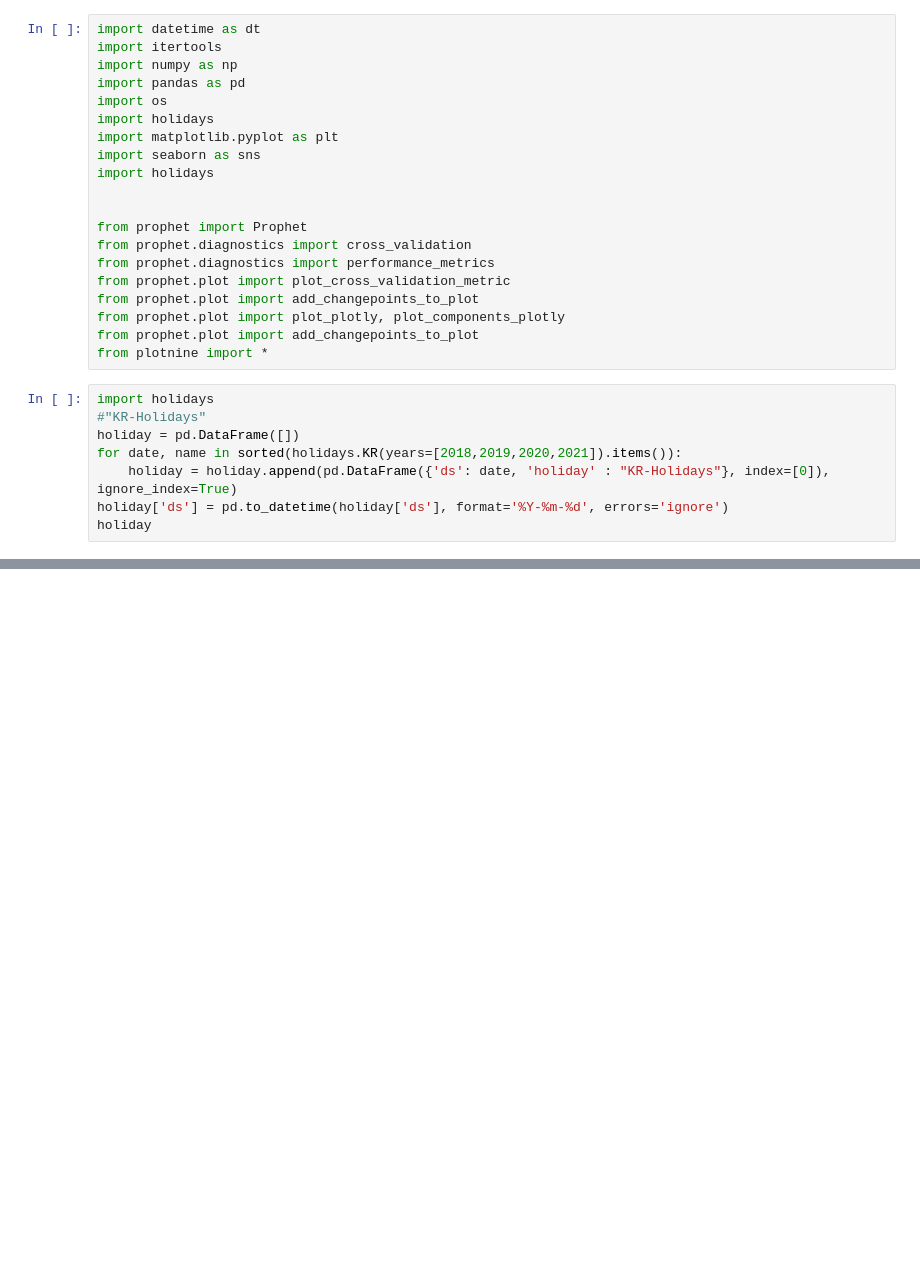
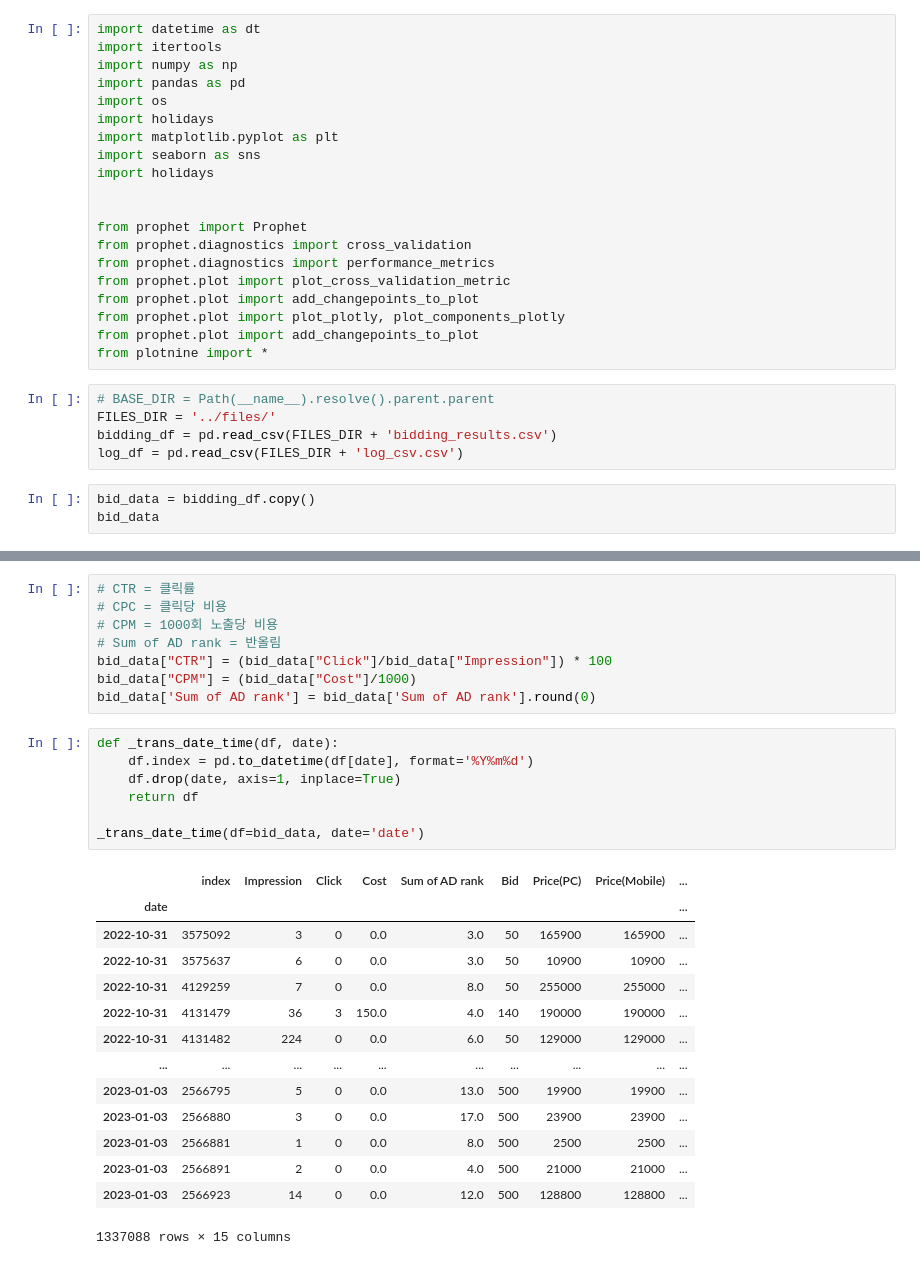
Before and after one commit to jaeseung11/A1_performance_factory_Aveners, a Jupyter notebook: sbk/Prophet_class.ipynb, the cells around one changed output, grey strips where cells are left out. Saved outputs shown, nothing was run; the diff lists cells and outputs as text; blank space fills up the shorter version.

```diff
--- a/sbk/Prophet_class.ipynb
+++ b/sbk/Prophet_class.ipynb
@@ -18,11 +18,11 @@ from prophet.plot import add_changepoints_to_plot
 from prophet.plot import plot_plotly, plot_components_plotly
 from prophet.plot import add_changepoints_to_plot
 from plotnine import *
-# %%
-import holidays
-#"KR-Holidays"
-holiday = pd.DataFrame([])
-for date, name in sorted(holidays.KR(years=[2018,2019,2020,2021]).items()):
-    holiday = holiday.append(pd.DataFrame({'ds': date, 'holiday' : "KR-Holidays"}, index=[0]), ignore_index=True)
-holiday['ds'] = pd.to_datetime(holiday['ds'], format='%Y-%m-%d', errors='ignore')
-holiday
+# %%
+# BASE_DIR = Path(__name__).resolve().parent.parent
+FILES_DIR = '../files/'
+bidding_df = pd.read_csv(FILES_DIR + 'bidding_results.csv')
+log_df = pd.read_csv(FILES_DIR + 'log_csv.csv')
+# %%
+bid_data = bidding_df.copy()
+bid_data
@@ -28,0 +43,30 @@ holiday
+# %%
+# CTR = 클릭률
+# CPC = 클릭당 비용
+# CPM = 1000회 노출당 비용
+# Sum of AD rank = 반올림
+bid_data["CTR"] = (bid_data["Click"]/bid_data["Impression"]) * 100
+bid_data["CPM"] = (bid_data["Cost"]/1000)
+bid_data['Sum of AD rank'] = bid_data['Sum of AD rank'].round(0)
+# %%
+def _trans_date_time(df, date):
+    df.index = pd.to_datetime(df[date], format='%Y%m%d')
+    df.drop(date, axis=1, inplace=True)
+    return df
+
+_trans_date_time(df=bid_data, date='date')
+# %% [output]
+|  | index | Impression | Click | Cost | Sum of AD rank | Bid | Price(PC) | Price(Mobile) | ... |
+| date |  |  |  |  |  |  |  |  | ... |
+| 2022-10-31 | 3575092 | 3 | 0 | 0.0 | 3.0 | 50 | 165900 | 165900 | ... |
+| 2022-10-31 | 3575637 | 6 | 0 | 0.0 | 3.0 | 50 | 10900 | 10900 | ... |
+| 2022-10-31 | 4129259 | 7 | 0 | 0.0 | 8.0 | 50 | 255000 | 255000 | ... |
+| 2022-10-31 | 4131479 | 36 | 3 | 150.0 | 4.0 | 140 | 190000 | 190000 | ... |
+| 2022-10-31 | 4131482 | 224 | 0 | 0.0 | 6.0 | 50 | 129000 | 129000 | ... |
+| ... | ... | ... | ... | ... | ... | ... | ... | ... | ... |
+| 2023-01-03 | 2566795 | 5 | 0 | 0.0 | 13.0 | 500 | 19900 | 19900 | ... |
+| 2023-01-03 | 2566880 | 3 | 0 | 0.0 | 17.0 | 500 | 23900 | 23900 | ... |
+| 2023-01-03 | 2566881 | 1 | 0 | 0.0 | 8.0 | 500 | 2500 | 2500 | ... |
+| 2023-01-03 | 2566891 | 2 | 0 | 0.0 | 4.0 | 500 | 21000 | 21000 | ... |
+| 2023-01-03 | 2566923 | 14 | 0 | 0.0 | 12.0 | 500 | 128800 | 128800 | ... |
+1337088 rows × 15 columns
```
Also changed, not shown: parts of 12 cells of this notebook.
